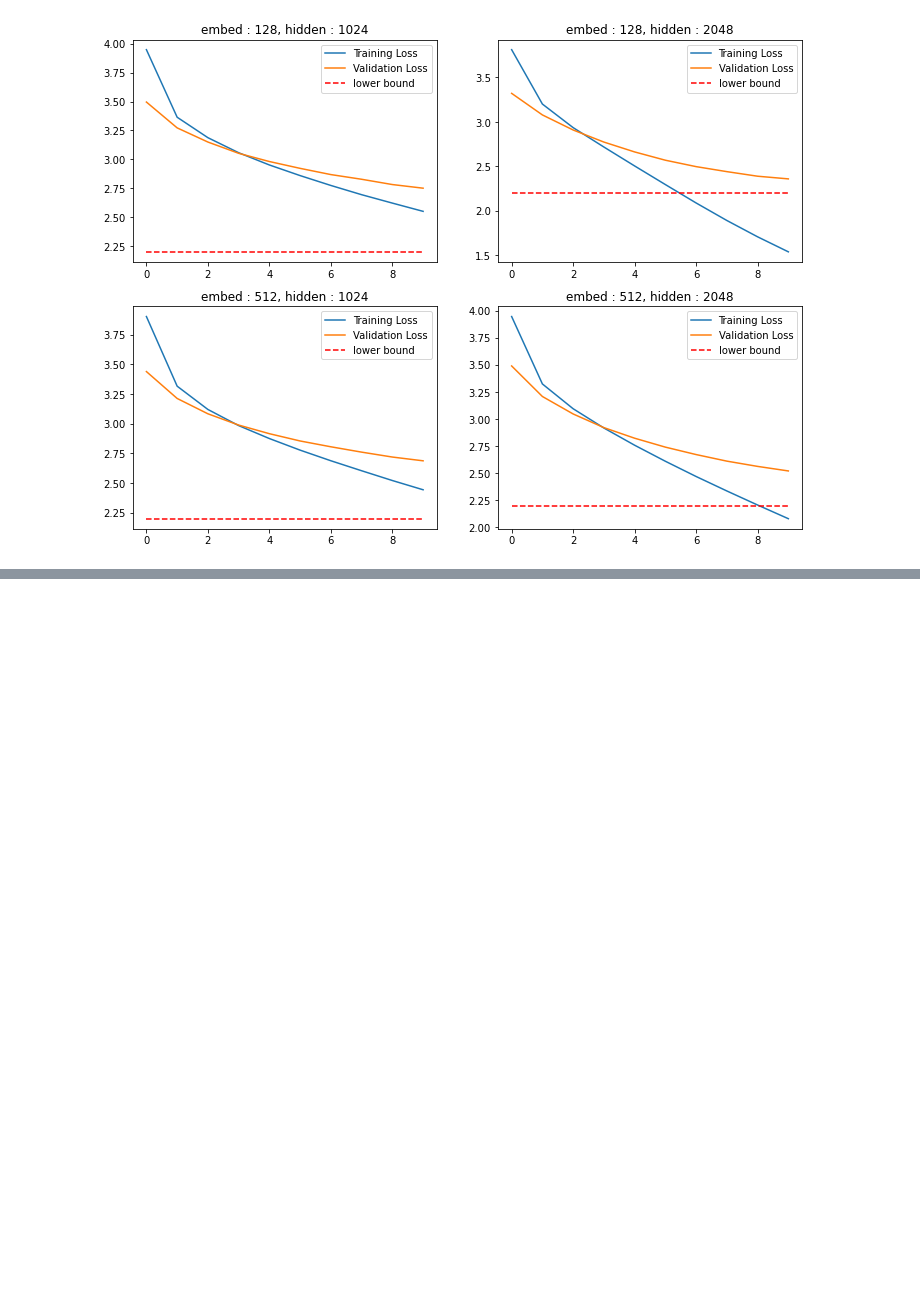
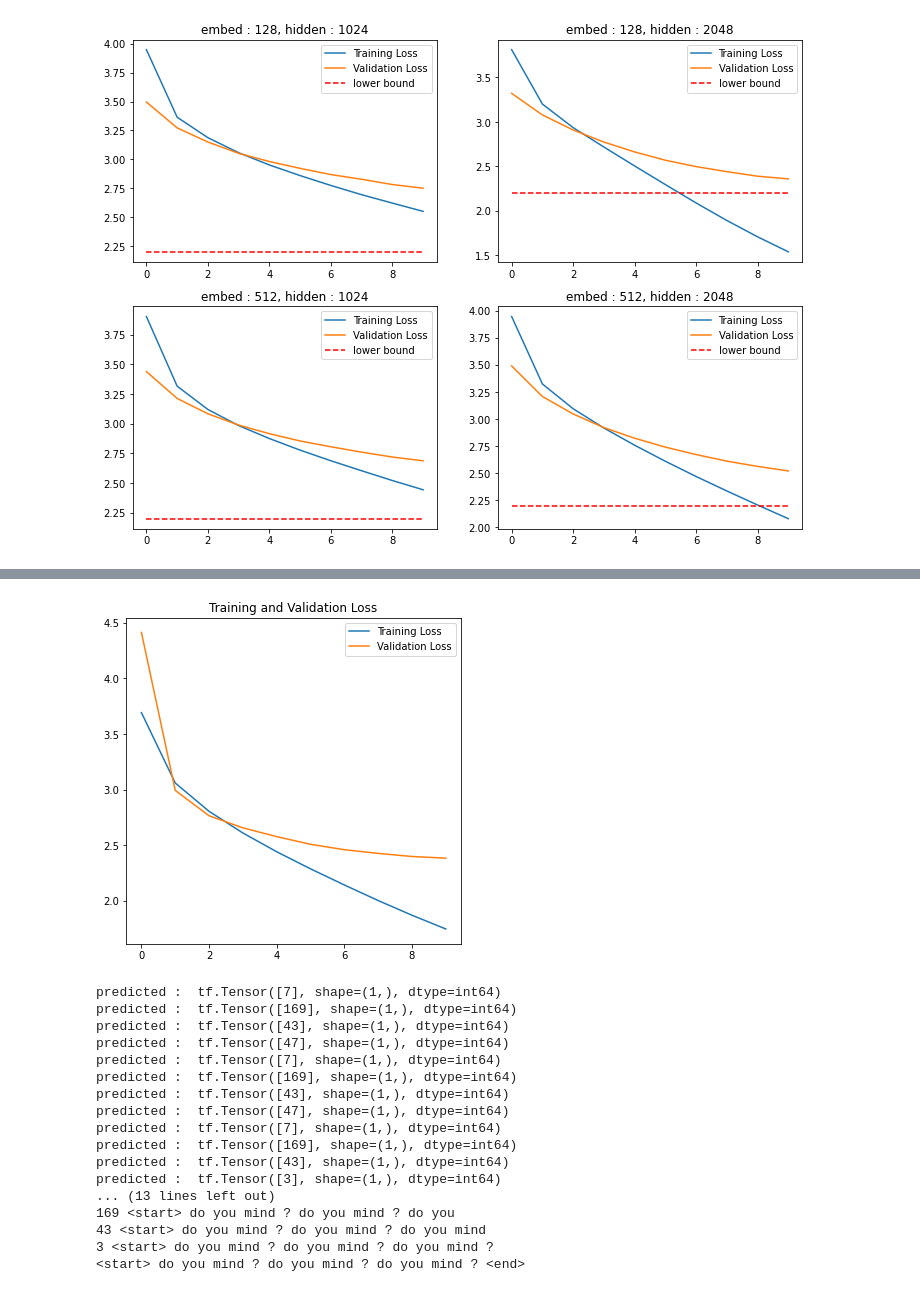
Before and after one commit to JeongChanDo/aiffel_practice, a Jupyter notebook: EXPLORATION06/become_great_lyricist.ipynb, the cells around one changed output, grey strips where cells are left out. Cells and saved outputs as stored; diff of their text form; code cells hidden in the pictures; blank space fills up the shorter version.

```diff
--- a/EXPLORATION06/become_great_lyricist.ipynb
+++ b/EXPLORATION06/become_great_lyricist.ipynb
@@ -792,0 +937,39 @@ for history, title in zip(histories, titles):
+# %%
+def get_model3_history(embedding_size, hidden_size):
+    model = LyricGenerator3(tokenizer.num_words+1, embedding_size, hidden_size)
+
+    weight_name = "lyric_model3_embeding_"+str(embedding_size)+"_hidden_"+str(hidden_size)
+
+    epochs = 10
+    optimizer = tf.keras.optimizers.Adam()
+    loss = tf.keras.losses.SparseCategoricalCrossentropy(
+            from_logits=True,
+            reduction="none"
+        )
+
+    model.compile(loss=loss,
+                  optimizer=optimizer)
+
+
+    checkpoint_dir = os.getenv("HOME")+"/github/aiffel_practice/EXPLORATION06/checkpoint/"+weight_name
+    cp_callback = tf.keras.callbacks.ModelCheckpoint(
+        checkpoint_dir,
+        save_weights_only=True,
+        monitor="val_loss",
+        save_best_only=True,
+        mode="auto",
+        verbose=1
+    )
+
+    history = model.fit(train_dataset, epochs=epochs,
+            steps_per_epoch= training_size//batch_size,
+            validation_data=val_dataset,
+            validation_steps=valiation_size//batch_size,
+            callbacks=[cp_callback])
+    return model, history
+# %%
+tf.keras.backend.clear_session()
+
+embedding_size = 256
+hidden_size = 1024
+model3_embed_256_hidden_1024, history3_embed_256_hidden_1024 = get_model3_history(embedding_size, hidden_size)
@@ -792,0 +994,24 @@ for history, title in zip(histories, titles):
+# %%
+visualize_loss(history3_embed_256_hidden_1024)
+gen = generate_lyrics(model3_embed_256_hidden_1024, tokenizer, init_sentence="<start> do")
+print(gen)
+del model3_embed_256_hidden_1024
+# %% [output]
+[figure, added]
+predicted :  tf.Tensor([7], shape=(1,), dtype=int64)
+predicted :  tf.Tensor([169], shape=(1,), dtype=int64)
+predicted :  tf.Tensor([43], shape=(1,), dtype=int64)
+predicted :  tf.Tensor([47], shape=(1,), dtype=int64)
+predicted :  tf.Tensor([7], shape=(1,), dtype=int64)
+predicted :  tf.Tensor([169], shape=(1,), dtype=int64)
+predicted :  tf.Tensor([43], shape=(1,), dtype=int64)
+predicted :  tf.Tensor([47], shape=(1,), dtype=int64)
+predicted :  tf.Tensor([7], shape=(1,), dtype=int64)
+predicted :  tf.Tensor([169], shape=(1,), dtype=int64)
+predicted :  tf.Tensor([43], shape=(1,), dtype=int64)
+predicted :  tf.Tensor([3], shape=(1,), dtype=int64)
+... (13 lines left out)
+169 <start> do you mind ? do you mind ? do you
+43 <start> do you mind ? do you mind ? do you mind
+3 <start> do you mind ? do you mind ? do you mind ?
+<start> do you mind ? do you mind ? do you mind ? <end>
```
Also changed, not shown: parts of 20 cells of this notebook.
